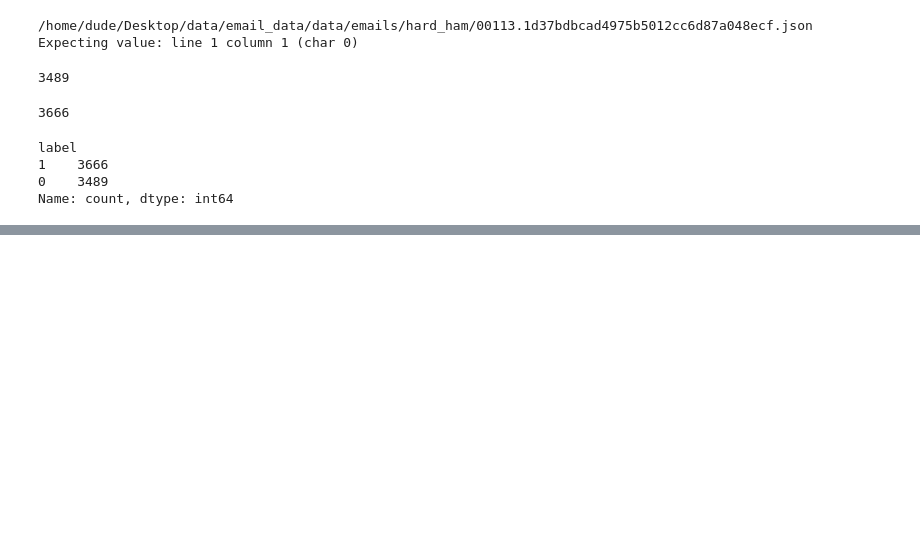
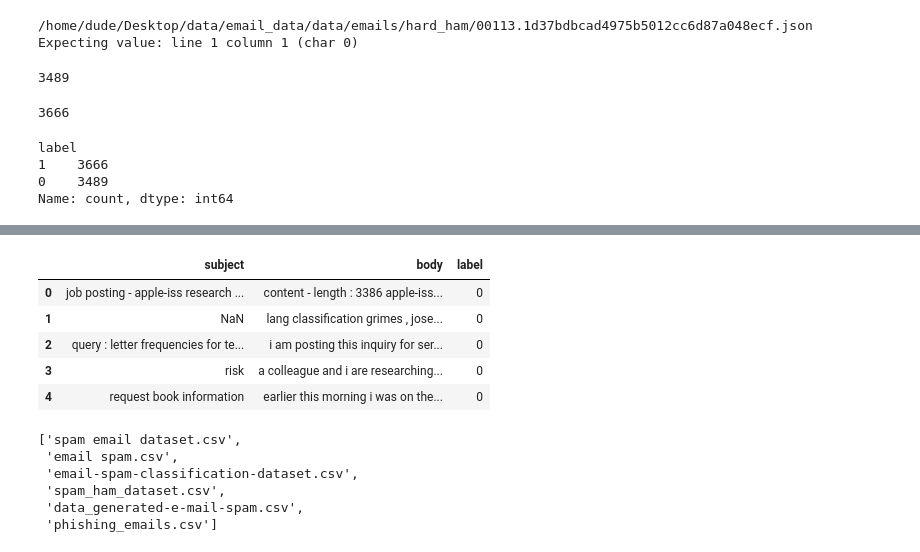
Before and after one commit to mishamickevicius/ML-Projects, a Jupyter notebook: Malicious-Email-Detection/Malicious-Email-Data-Cleaning.ipynb, the cells around one changed output, grey strips where cells are left out. Saved outputs shown, nothing was run; the diff lists cells and outputs as text; code cells hidden in the pictures; blank space fills up the shorter version.

```diff
--- a/Malicious-Email-Detection/Malicious-Email-Data-Cleaning.ipynb
+++ b/Malicious-Email-Detection/Malicious-Email-Data-Cleaning.ipynb
@@ -101,0 +131,4 @@ df.to_csv(BASE_DIR + "phishing_emails.csv", index_label=False, index=False)
+# %%
+full_df = pd.DataFrame(columns=['subject', 'body', 'label'])
+# %%
+df = pd.read_csv(BASE_DIR + "Ling.csv")
@@ -101,0 +137,18 @@ df.to_csv(BASE_DIR + "phishing_emails.csv", index_label=False, index=False)
+# %%
+full_df.head()
+# %% [output]
+|  | subject | body | label |
+| 0 | job posting - apple-iss research ... | content - length : 3386 apple-iss... | 0 |
+| 1 | NaN | lang classification grimes , jose... | 0 |
+| 2 | query : letter frequencies for te... | i am posting this inquiry for ser... | 0 |
+| 3 | risk | a colleague and i are researching... | 0 |
+| 4 | request book information | earlier this morning i was on the... | 0 |
+# %%
+files
+# %% [output]
+['spam email dataset.csv',
+ 'email spam.csv',
+ 'email-spam-classification-dataset.csv',
+ 'spam_ham_dataset.csv',
+ 'data_generated-e-mail-spam.csv',
+ 'phishing_emails.csv']
```
Also changed, not shown: parts of 43 cells of this notebook.
